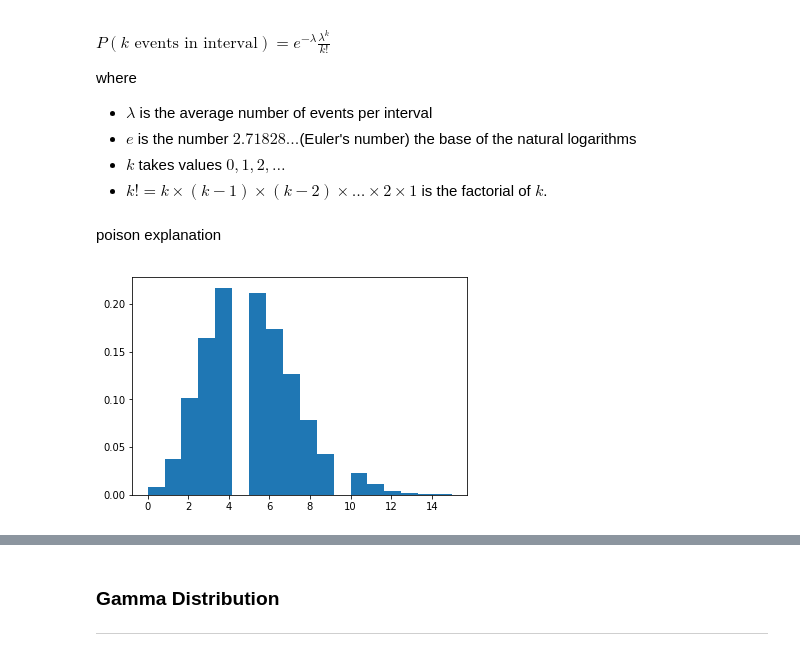
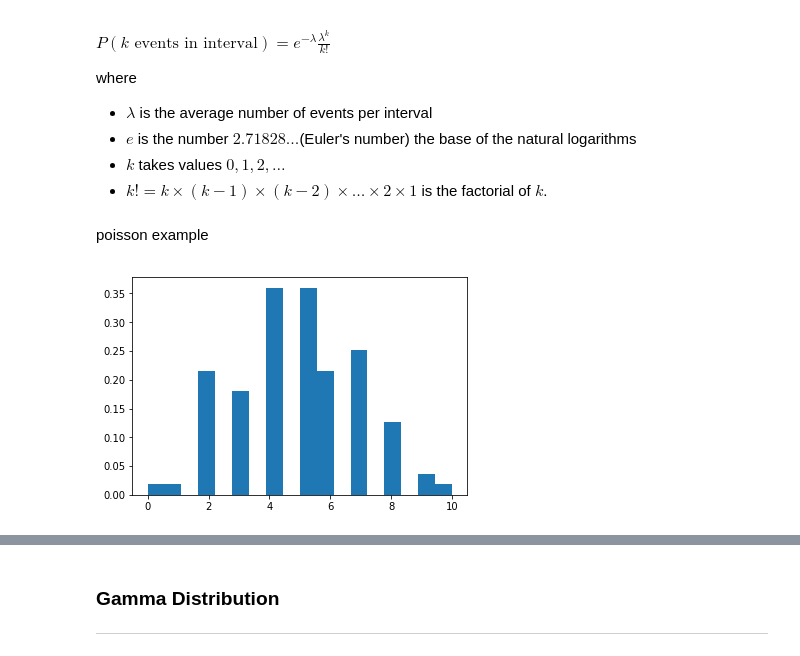
Before and after one commit to IvanMcGann/emergingTechAssignments, a Jupyter notebook: numpy-random.ipynb, the cells around one changed output, grey strips where cells are left out. Cells and saved outputs as stored; diff of their text form; code cells hidden in the pictures.

Commit message:
updated nunpy notebook, changed some plots and made everything a bit more basic. Had been displaying images in python but changed to markdown in all notebooks

```diff
--- a/numpy-random.ipynb
+++ b/numpy-random.ipynb
@@ -217,15 +189,14 @@ where
 - $ e $ is the number $2.71828... $(Euler's number) the base of the natural logarithms
 - $ k $ takes values $ 0, 1, 2, … $
 - $ k! = k × (k − 1) × (k − 2) × … × 2 × 1 $ is the factorial of $ k $.
-# %% [markdown]
-poison explanation
+# %% [markdown]
+poisson example
 # %%
-#Poisson example
 import numpy as np
-ses = np.random.poisson(5, 10000)
-#Display histogram of the sample:
 import matplotlib.pyplot as plt
+
+ses = np.random.poisson(5, 100)
 count, bins, ignored = plt.hist(ses, 18, density=True)
 plt.show()
 # %% [output]
-[figure, old version]
+[figure, new version]
```
Also changed, not shown: parts of 35 cells of this notebook, 1 other file.
